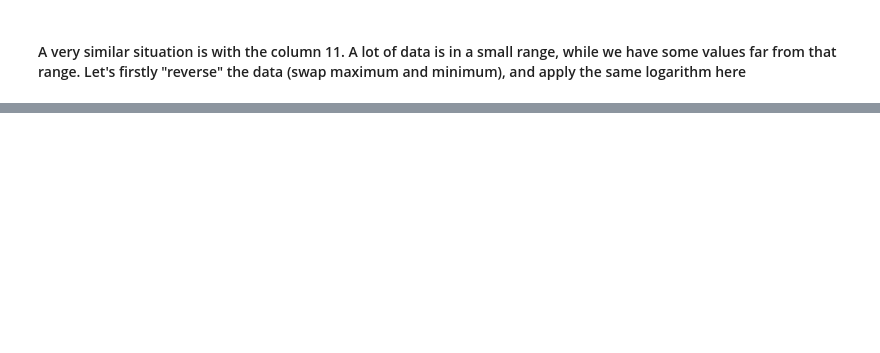
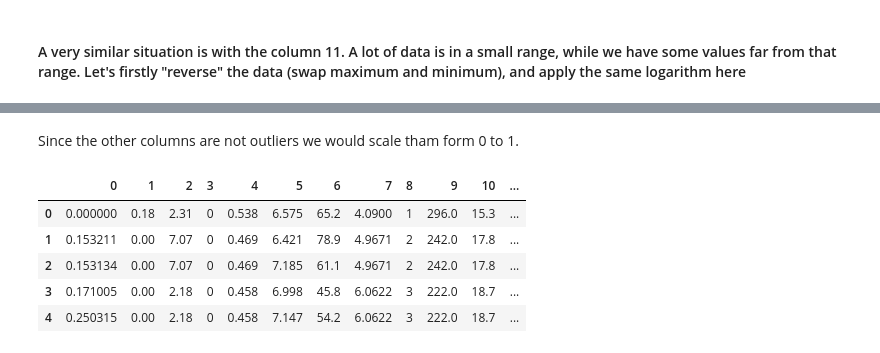
Before and after one commit to ddatsko/URV_NEC_HW1, a Jupyter notebook: data_preprocessing_boston.ipynb, the cells around one changed output, grey strips where cells are left out. Cells and saved outputs as stored; diff of their text form; code cells hidden in the pictures; blank space fills up the shorter version.

```diff
--- a/data_preprocessing_boston.ipynb
+++ b/data_preprocessing_boston.ipynb
@@ -81,0 +135,11 @@ df_processed[11].hist()
+# %% [markdown]
+Since the other columns are not outliers we would scale tham form 0 to 1.
+# %%
+df_processed.head()
+# %% [output]
+|  | 0 | 1 | 2 | 3 | 4 | 5 | 6 | 7 | 8 | 9 | 10 | ... |
+| 0 | 0.000000 | 0.18 | 2.31 | 0 | 0.538 | 6.575 | 65.2 | 4.0900 | 1 | 296.0 | 15.3 | ... |
+| 1 | 0.153211 | 0.00 | 7.07 | 0 | 0.469 | 6.421 | 78.9 | 4.9671 | 2 | 242.0 | 17.8 | ... |
+| 2 | 0.153134 | 0.00 | 7.07 | 0 | 0.469 | 7.185 | 61.1 | 4.9671 | 2 | 242.0 | 17.8 | ... |
+| 3 | 0.171005 | 0.00 | 2.18 | 0 | 0.458 | 6.998 | 45.8 | 6.0622 | 3 | 222.0 | 18.7 | ... |
+| 4 | 0.250315 | 0.00 | 2.18 | 0 | 0.458 | 7.147 | 54.2 | 6.0622 | 3 | 222.0 | 18.7 | ... |
```
Also changed, not shown: parts of 18 cells of this notebook, 2 other files.
